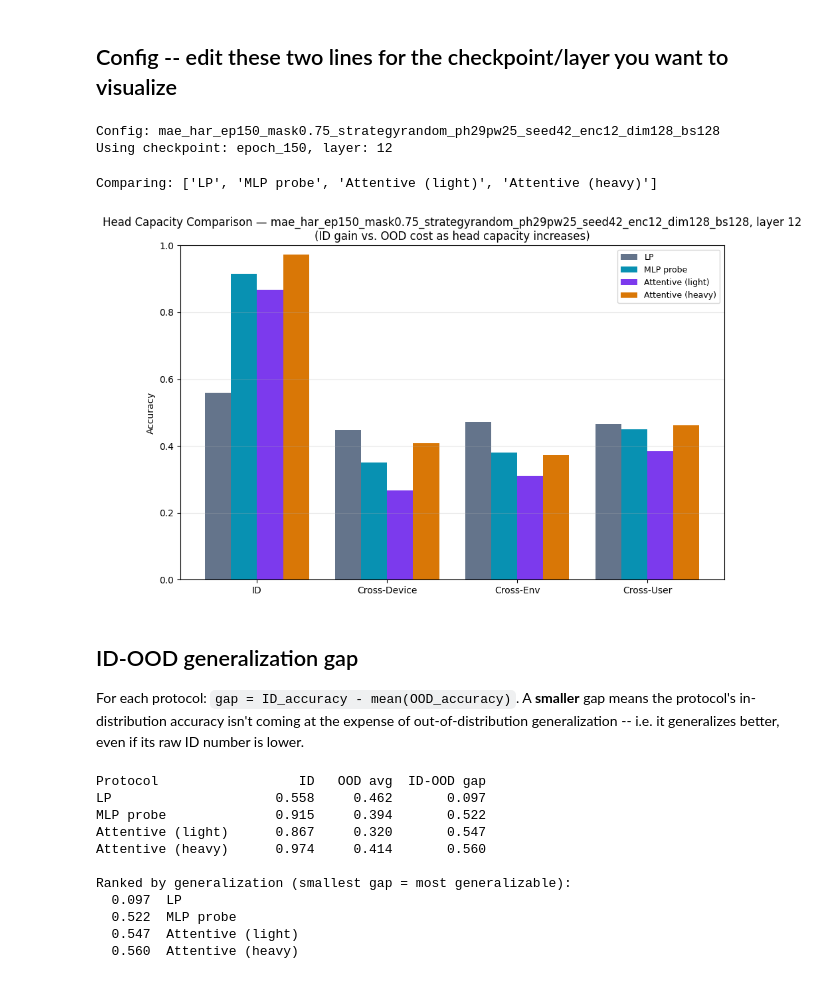
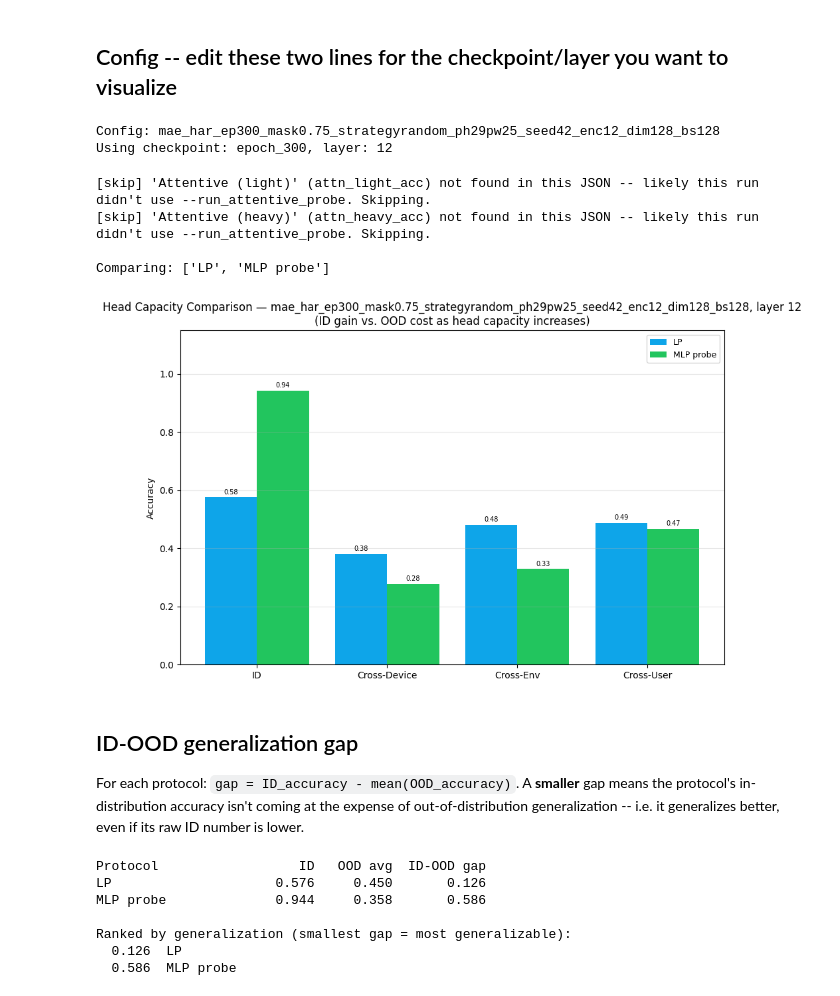
Before and after one commit to zzhu247/csi-fall-detection, a Jupyter notebook: visualization/head_capacity_comparison.ipynb, the cells around one changed output. Cells and saved outputs as stored; diff of their text form; code cells hidden in the pictures.

```diff
--- a/visualization/head_capacity_comparison.ipynb
+++ b/visualization/head_capacity_comparison.ipynb
@@ -13,7 +13,7 @@ import numpy as np
 # %% [markdown]
 ## Config -- edit these two lines for the checkpoint/layer you want to visualize
 # %%
-RESULT_JSON = "/home/zhuzih19/csi-project/csi-fall-detection/results/mae_har/mae_har_ep150_mask0.75_strategyrandom_ph29pw25_seed42_enc12_dim128_bs128.json"
+RESULT_JSON = "/home/zhuzih19/csi-project/csi-fall-detection/results/mae_har/mae_har_ep300_mask0.75_strategyrandom_ph29pw25_seed42_enc12_dim128_bs128.json"
 LAYER = 12  # encoder layer to visualize
 # %%
 with open(RESULT_JSON) as f:
@@ -28,8 +28,8 @@ layer_evals = result['evals'][final_ckpt][f'layer_{LAYER}']
 print(f"Config: {result['exp']}")
 print(f"Using checkpoint: {final_ckpt}, layer: {LAYER}")
 # %% [output]
-Config: mae_har_ep150_mask0.75_strategyrandom_ph29pw25_seed42_enc12_dim128_bs128
-Using checkpoint: epoch_150, layer: 12
+Config: mae_har_ep300_mask0.75_strategyrandom_ph29pw25_seed42_enc12_dim128_bs128
+Using checkpoint: epoch_300, layer: 12
 # %%
 splits = ['test_id', 'test_cross_device', 'test_cross_env', 'test_cross_user']
 split_labels = ['ID', 'Cross-Device', 'Cross-Env', 'Cross-User']
@@ -62,36 +62,40 @@ if len(available_protocols) < 2:
 
 print(f"\nComparing: {list(available_protocols.keys())}")
 # %% [output]
-Comparing: ['LP', 'MLP probe', 'Attentive (light)', 'Attentive (heavy)']
+[skip] 'Attentive (light)' (attn_light_acc) not found in this JSON -- likely this run didn't use --run_attentive_probe. Skipping.
+[skip] 'Attentive (heavy)' (attn_heavy_acc) not found in this JSON -- likely this run didn't use --run_attentive_probe. Skipping.
+
+Comparing: ['LP', 'MLP probe']
 # %%
 colors = {
-    'LP': '#64748B',
-    'MLP probe': '#0891B2',
-    'Attentive (light)': '#7C3AED',
-    'Attentive (heavy)': '#D97706',
+    'LP': '#0EA5E9',
+    'MLP probe': '#22C55E',
+    'Attentive (light)': '#EAB308',
+    'Attentive (heavy)': '#F97316',
 }
 
 fig, ax = plt.subplots(figsize=(9, 6))
 n_protocols = len(available_protocols)
 width = 0.8 / n_protocols
 x = np.arange(len(splits))
 
 for i, (name, values) in enumerate(available_protocols.items()):
     offset = (i - (n_protocols - 1) / 2) * width
-    ax.bar(x + offset, values, width=width, label=name, color=colors.get(name, None))
+    bars = ax.bar(x + offset, values, width=width, label=name, color=colors.get(name, None))
+    ax.bar_label(bars, fmt='%.2g', fontsize=7, padding=2, rotation=0, color='black', zorder=3)
 
 ax.set_xticks(x)
 ax.set_xticklabels(split_labels)
 ax.set_ylabel('Accuracy')
-ax.set_ylim(0, 1.0)
+ax.set_ylim(0, 1.15)
 ax.set_title(f'Head Capacity Comparison \u2014 {result["exp"]}, layer {LAYER}\n'
              f'(ID gain vs. OOD cost as head capacity increases)')
 ax.legend(fontsize=9)
 ax.grid(alpha=0.3, axis='y')
 fig.tight_layout()
 plt.show()
 # %% [output]
-[figure, old version]
+[figure, new version]
 # %% [markdown]
 ## ID-OOD generalization gap
 
@@ -111,13 +115,9 @@ for name, id_acc, ood_avg, gap in sorted(gap_rows, key=lambda r: r[3]):
     print(f"  {gap:.3f}  {name}")
 # %% [output]
 Protocol                  ID   OOD avg  ID-OOD gap
-LP                     0.558     0.462       0.097
-MLP probe              0.915     0.394       0.522
-Attentive (light)      0.867     0.320       0.547
-Attentive (heavy)      0.974     0.414       0.560
+LP                     0.576     0.450       0.126
+MLP probe              0.944     0.358       0.586
 
 Ranked by generalization (smallest gap = most generalizable):
-  0.097  LP
-  0.522  MLP probe
-  0.547  Attentive (light)
-  0.560  Attentive (heavy)
+  0.126  LP
+  0.586  MLP probe
```
Also changed, not shown: 29 other files.
